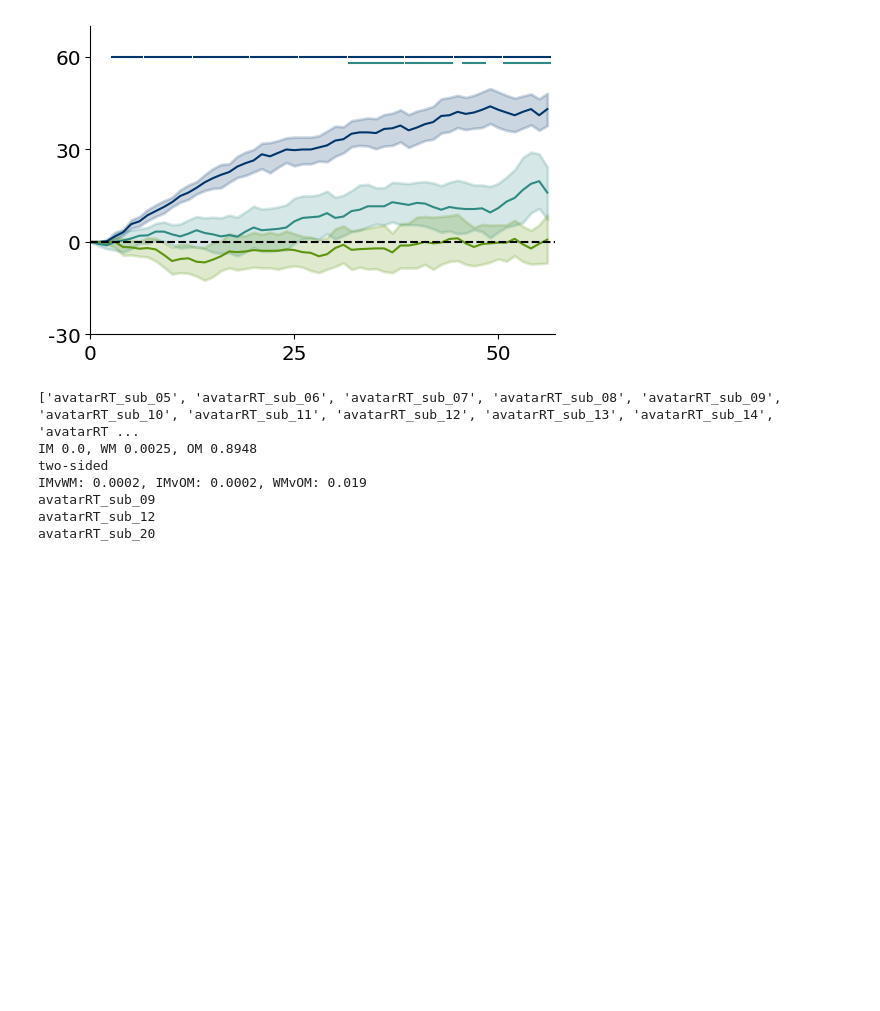
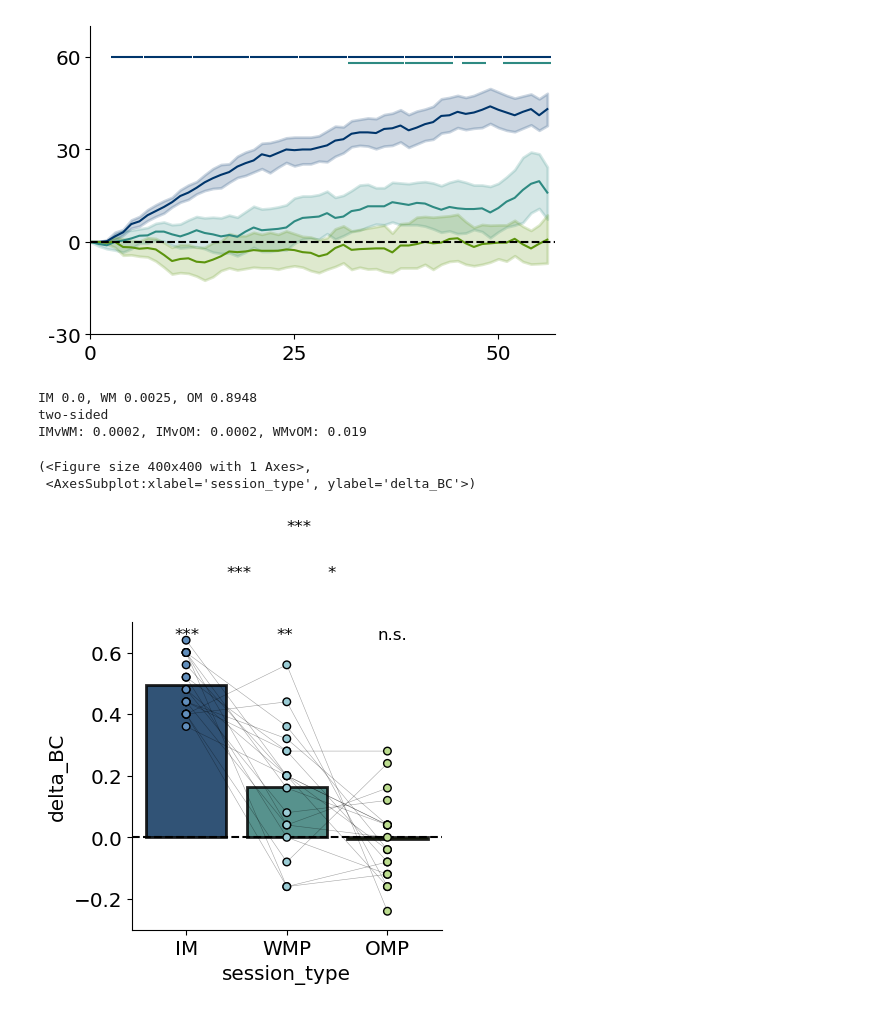
Before and after one commit to ericabusch/avatarRT_analysis, a Jupyter notebook: behav_results.ipynb, the cells around one changed output. Cells and saved outputs as stored; diff of their text form; code cells hidden in the pictures; blank space fills up the shorter version.

```diff
--- a/behav_results.ipynb
+++ b/behav_results.ipynb
@@ -238,14 +244,13 @@ plt.savefig('plots/behavioral_curves_signif.pdf', transparent=True,bbox_inches =
 # %%
 run_res = run_results[~run_results['subject_id'].isin(exclude_from_neural_analyses)]
 make_barplot_points(run_results, 'delta_BC', 'session_type', exclude_subs=exclude_from_neural_analyses, ylim=[-0.3,0.7],
-                    outfn='plots/behavioral_difference_true.pdf',
+                    outfn=None,#'plots/behavioral_difference_true.pdf',
                     title='',plus_bot=0.2, plus_top=0.35, n_iter=10000, sample_alternative='two-sided',
                     pairwise_alternative='two-sided')
 # %% [output]
-['avatarRT_sub_05', 'avatarRT_sub_06', 'avatarRT_sub_07', 'avatarRT_sub_08', 'avatarRT_sub_09', 'avatarRT_sub_10', 'avatarRT_sub_11', 'avatarRT_sub_12', 'avatarRT_sub_13', 'avatarRT_sub_14', 'avatarRT ...
 IM 0.0, WM 0.0025, OM 0.8948
 two-sided
 IMvWM: 0.0002, IMvOM: 0.0002, WMvOM: 0.019
-avatarRT_sub_09
-avatarRT_sub_12
-avatarRT_sub_20
+(<Figure size 400x400 with 1 Axes>,
+ <AxesSubplot:xlabel='session_type', ylabel='delta_BC'>)
+[figure, added]
```
Also changed, not shown: parts of 4 cells of this notebook, 25 other files.
